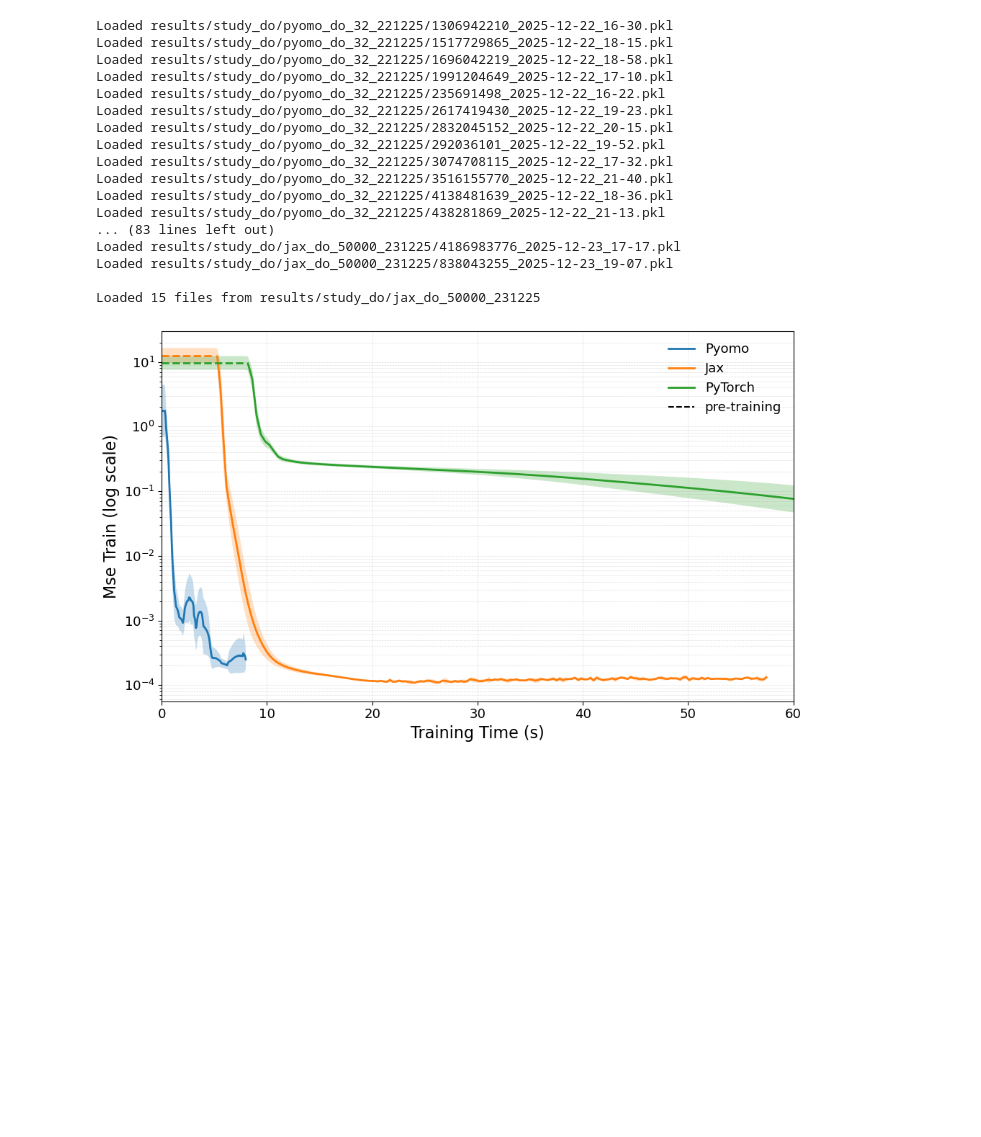
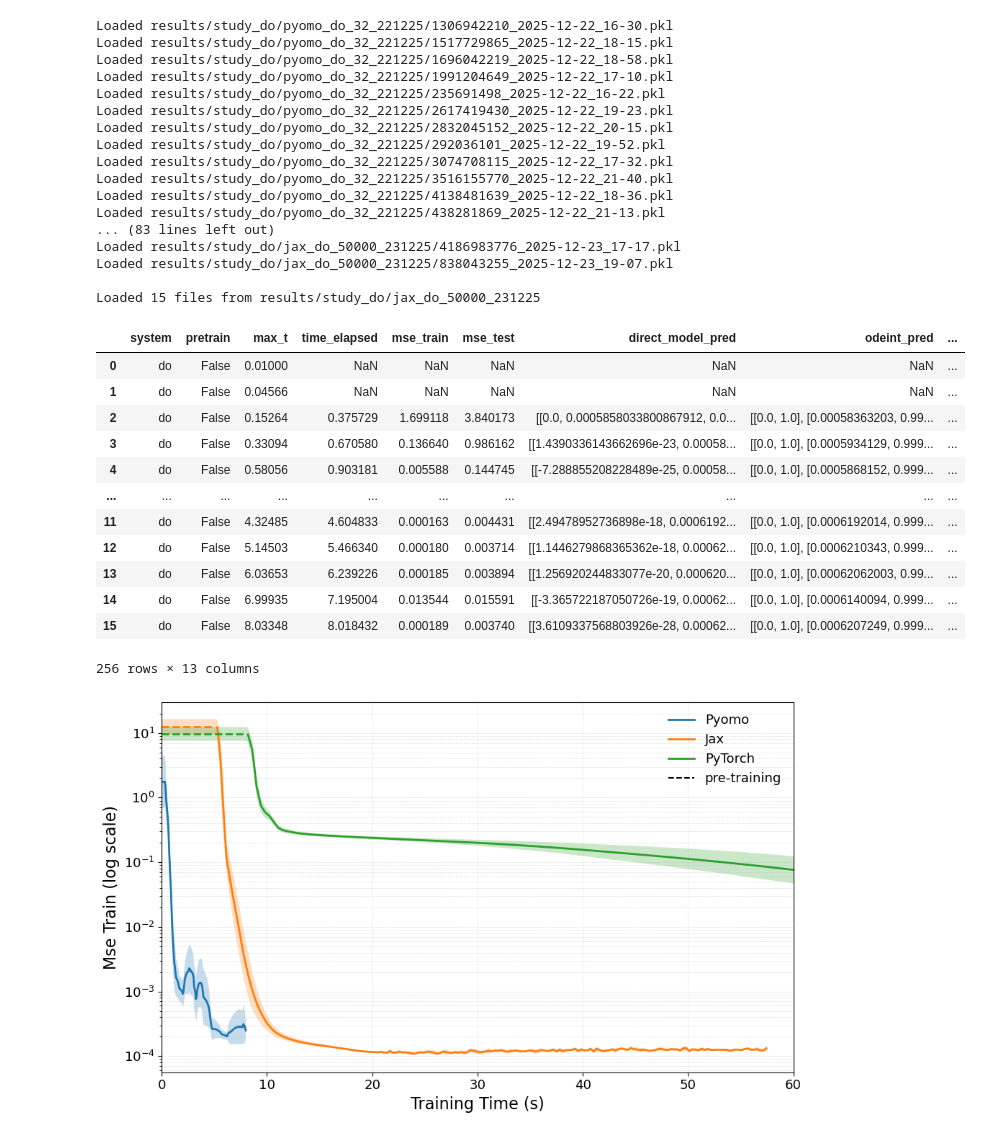
Before and after one commit to mariashapo/NODE, a Jupyter notebook: src/analysis/synthetic/training_conv_do.ipynb, the cells around one changed output. Saved outputs shown, nothing was run; the diff lists cells and outputs as text; code cells hidden in the pictures; blank space fills up the shorter version.

```diff
--- a/src/analysis/synthetic/training_conv_do.ipynb
+++ b/src/analysis/synthetic/training_conv_do.ipynb
@@ -38,6 +37,23 @@ Loaded 15 files from results/study_do/jax_do_50000_231225
 # %%
 results_df_pyomo["pretrain"] = False
 # results_df_pyomo[["mse_train", "mse_test"]] = results_df_pyomo[["mse_train_coll", "mse_test_coll"]]
+# %%
+# results_df_pyomo["seed"] = 1
+results_df_pyomo
+# %% [output]
+|  | system | pretrain | max_t | time_elapsed | mse_train | mse_test | direct_model_pred | odeint_pred | ... |
+| 0 | do | False | 0.01000 | NaN | NaN | NaN | NaN | NaN | ... |
+| 1 | do | False | 0.04566 | NaN | NaN | NaN | NaN | NaN | ... |
+| 2 | do | False | 0.15264 | 0.375729 | 1.699118 | 3.840173 | [[0.0, 0.0005858033800867912, 0.0... | [[0.0, 1.0], [0.00058363203, 0.99... | ... |
+| 3 | do | False | 0.33094 | 0.670580 | 0.136640 | 0.986162 | [[1.4390336143662696e-23, 0.00058... | [[0.0, 1.0], [0.0005934129, 0.999... | ... |
+| 4 | do | False | 0.58056 | 0.903181 | 0.005588 | 0.144745 | [[-7.288855208228489e-25, 0.00058... | [[0.0, 1.0], [0.0005868152, 0.999... | ... |
+| ... | ... | ... | ... | ... | ... | ... | ... | ... | ... |
+| 11 | do | False | 4.32485 | 4.604833 | 0.000163 | 0.004431 | [[2.49478952736898e-18, 0.0006192... | [[0.0, 1.0], [0.0006192014, 0.999... | ... |
+| 12 | do | False | 5.14503 | 5.466340 | 0.000180 | 0.003714 | [[1.1446279868365362e-18, 0.00062... | [[0.0, 1.0], [0.0006210343, 0.999... | ... |
+| 13 | do | False | 6.03653 | 6.239226 | 0.000185 | 0.003894 | [[1.256920244833077e-20, 0.000620... | [[0.0, 1.0], [0.00062062003, 0.99... | ... |
+| 14 | do | False | 6.99935 | 7.195004 | 0.013544 | 0.015591 | [[-3.365722187050726e-19, 0.00062... | [[0.0, 1.0], [0.0006140094, 0.999... | ... |
+| 15 | do | False | 8.03348 | 8.018432 | 0.000189 | 0.003740 | [[3.6109337568803926e-28, 0.00062... | [[0.0, 1.0], [0.0006207249, 0.999... | ... |
+256 rows × 13 columns
 # %%
 comparison_dfs = {
     "Pyomo": results_df_pyomo,
```
Also changed, not shown: parts of 1 cell of this notebook, 15 other files.
